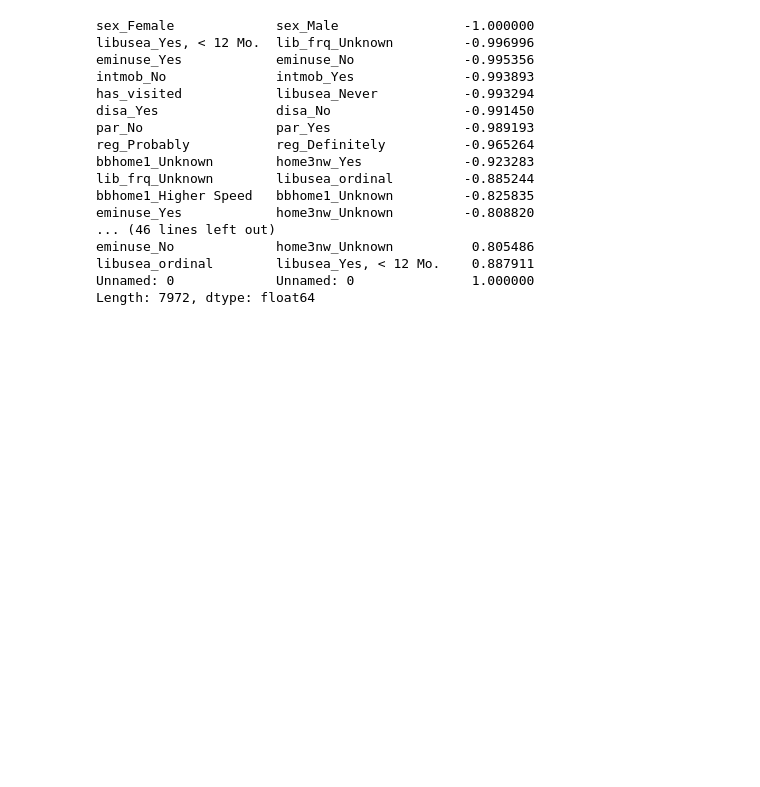
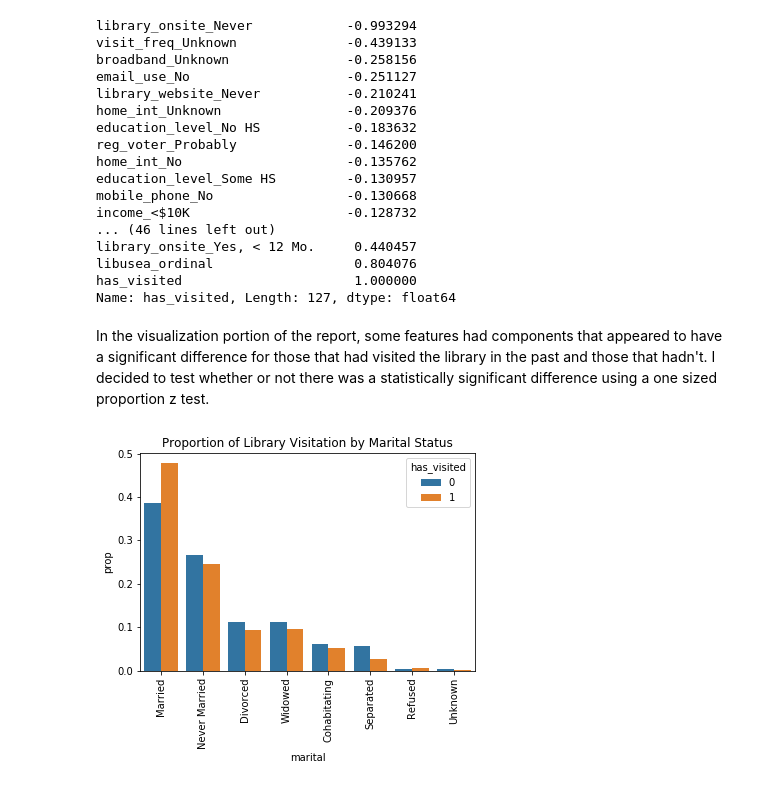
Before and after one commit to noraek/Springboard, a Jupyter notebook: Inferential Statistics for Capstone.ipynb, the cells around one changed output. Saved outputs shown, nothing was run; the diff lists cells and outputs as text; code cells hidden in the pictures; blank space fills up the shorter version.

```diff
--- a/Inferential Statistics for Capstone.ipynb
+++ b/Inferential Statistics for Capstone.ipynb
@@ -9,23 +11,45 @@ totalcol = pd.read_csv('totalcol.csv')
 
 totalcol_origin = pd.get_dummies(totalcol)
 
+c = totalcol_origin.corr()
+
 # sort results of correlation by values
-totalcol_origin.corr().unstack().sort_values().drop_duplicates()
+c['has_visited'].sort_values().drop_duplicates()
 # %% [output]
-sex_Female             sex_Male                -1.000000
-libusea_Yes, < 12 Mo.  lib_frq_Unknown         -0.996996
-eminuse_Yes            eminuse_No              -0.995356
-intmob_No              intmob_Yes              -0.993893
-has_visited            libusea_Never           -0.993294
-disa_Yes               disa_No                 -0.991450
-par_No                 par_Yes                 -0.989193
-reg_Probably           reg_Definitely          -0.965264
-bbhome1_Unknown        home3nw_Yes             -0.923283
-lib_frq_Unknown        libusea_ordinal         -0.885244
-bbhome1_Higher Speed   bbhome1_Unknown         -0.825835
-eminuse_Yes            home3nw_Unknown         -0.808820
+library_onsite_Never            -0.993294
+visit_freq_Unknown              -0.439133
+broadband_Unknown               -0.258156
+email_use_No                    -0.251127
+library_website_Never           -0.210241
+home_int_Unknown                -0.209376
+education_level_No HS           -0.183632
+reg_voter_Probably              -0.146200
+home_int_No                     -0.135762
+education_level_Some HS         -0.130957
+mobile_phone_No                 -0.130668
+income_<$10K                    -0.128732
 ... (46 lines left out)
-eminuse_No             home3nw_Unknown          0.805486
-libusea_ordinal        libusea_Yes, < 12 Mo.    0.887911
-Unnamed: 0             Unnamed: 0               1.000000
-Length: 7972, dtype: float64
+library_onsite_Yes, < 12 Mo.     0.440457
+libusea_ordinal                  0.804076
+has_visited                      1.000000
+Name: has_visited, Length: 127, dtype: float64
+# %% [markdown]
+In the visualization portion of the report, some features had components that appeared to have a significant difference for those that had visited the library in the past and those that hadn't.  I decided to test whether or not there was a statistically significant difference using a one sized proportion z test.
+# %%
+#Visualization of Library Visitation by Marital Status
+
+df = totalcol
+x, y, hue = "marital", "prop", "has_visited"
+
+prop_df = (df[x]
+           .groupby(df[hue])
+           .value_counts(normalize=True)
+           .rename(y)
+           .reset_index())
+
+sns.barplot(x=x, y=y, hue=hue, data=prop_df)
+_ = plt.xticks(rotation=90)
+_ = plt.title("Proportion of Library Visitation by Marital Status")
+plt.show()
+# %% [output]
+[figure, added]
```
Also changed, not shown: parts of 8 cells of this notebook.
